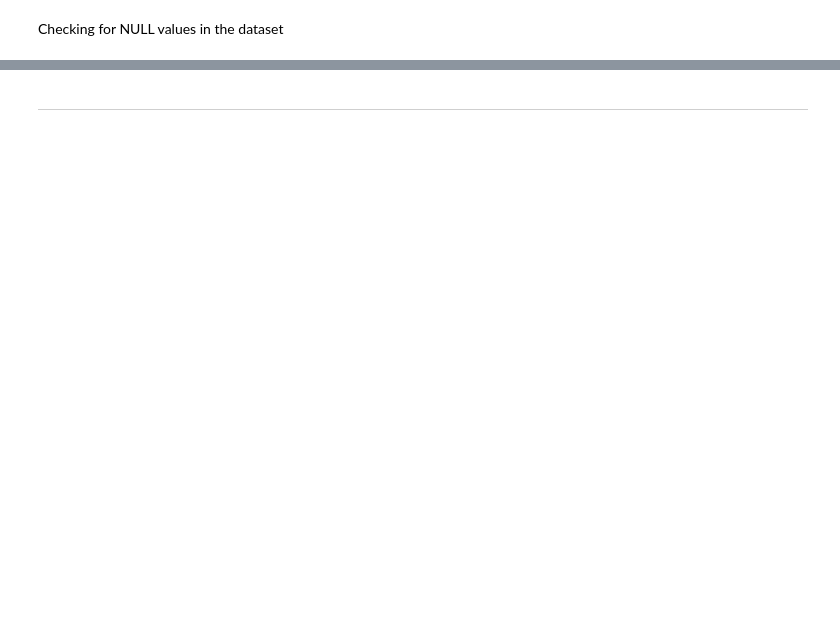
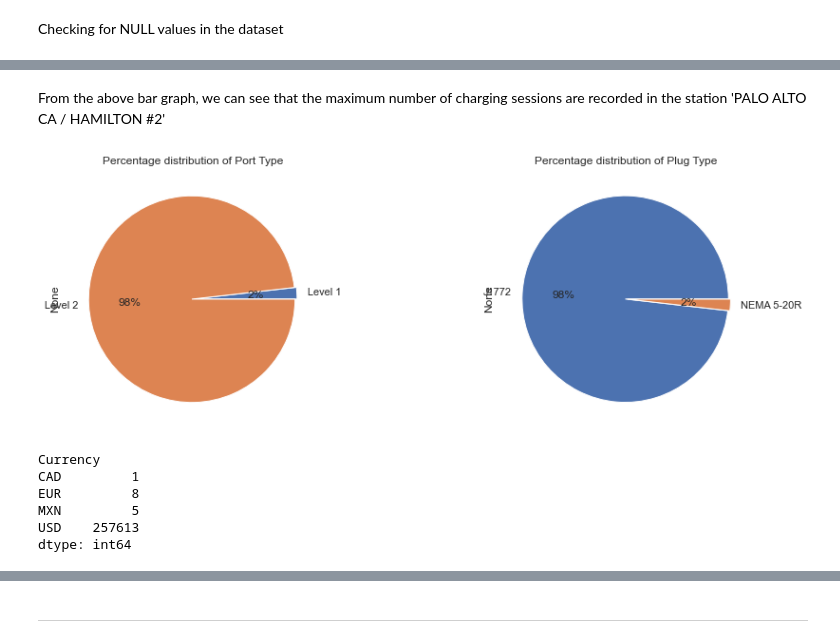
Before and after one commit to Gangaraj-eng/IT496_DataForce_CourseProject1, a Jupyter notebook: 202001096/202001096_IT496_CP1.ipynb, the cells around one changed output, grey strips where cells are left out. Saved outputs shown, nothing was run; the diff lists cells and outputs as text; code cells hidden in the pictures; blank space fills up the shorter version.

```diff
--- a/202001096/202001096_IT496_CP1.ipynb
+++ b/202001096/202001096_IT496_CP1.ipynb
@@ -175,0 +189,18 @@ plt.show()
+# %% [markdown]
+From the above bar graph, we can see that the maximum number of charging sessions are recorded in the station 'PALO ALTO CA / HAMILTON #2'
+# %%
+fig,(ax1, ax2) = plt.subplots(ncols=2, figsize=(15,5))
+Data.groupby('Port Type').size().plot(kind='pie',autopct='%1.0f%%', explode=[0.01, 0.01],title='Percentage distribution of Port Type',labels=['Level 1','Level 2'],ax=ax1)
+Data.groupby('Plug Type').size().plot(kind='pie',autopct='%1.0f%%', explode=[0.01, 0.01],title='Percentage distribution of Plug Type',labels=['J1772','NEMA 5-20R'],ax=ax2)
+plt.show()
+# %% [output]
+[figure, added]
+# %%
+Data.groupby('Currency').size()
+# %% [output]
+Currency
+CAD         1
+EUR         8
+MXN         5
+USD    257613
+dtype: int64
```
Also changed, not shown: parts of 68 cells of this notebook.
